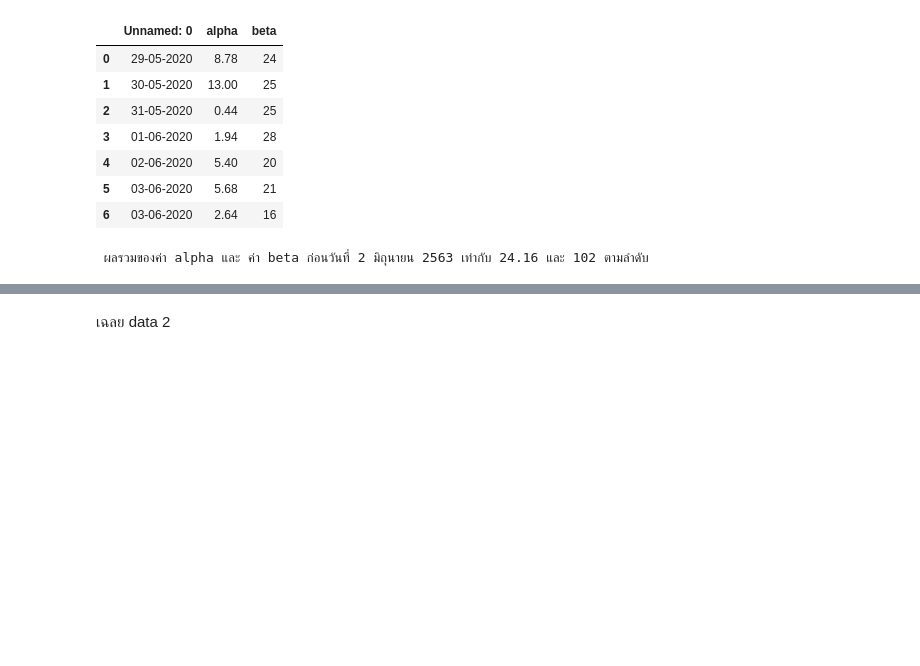
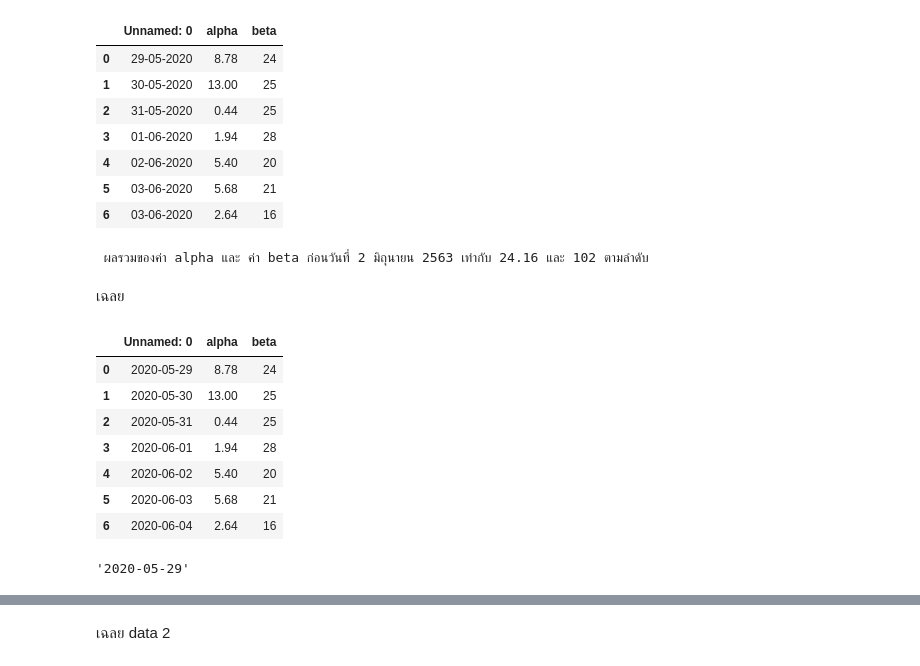
Before and after one commit to waraporn19/data_viz, a Jupyter notebook: Quiz_5.ipynb, the cells around one changed output, grey strips where cells are left out. Drawn from its saved outputs; the diff is of its cells as text; code cells hidden in the pictures; blank space fills up the shorter version.

```diff
--- a/Quiz_5.ipynb
+++ b/Quiz_5.ipynb
@@ -57,3 +57,5 @@ data2 = data1[['alpha','beta']].sum()
 print(f' ผลรวมของค่า alpha และ ค่า beta ก่อนวันที่ 2 มิถุนายน 2563 เท่ากับ 24.16 และ 102 ตามลำดับ')
 # %% [output]
  ผลรวมของค่า alpha และ ค่า beta ก่อนวันที่ 2 มิถุนายน 2563 เท่ากับ 24.16 และ 102 ตามลำดับ
+# %% [markdown]
+เฉลย
@@ -59,0 +64,17 @@ print(f' ผลรวมของค่า alpha และ ค่า beta ก่
+# %%
+data  =  pd.read_csv('/content/example_timestamp.csv')
+# %%
+data
+# %% [output]
+|  | Unnamed: 0 | alpha | beta |
+| 0 | 2020-05-29 | 8.78 | 24 |
+| 1 | 2020-05-30 | 13.00 | 25 |
+| 2 | 2020-05-31 | 0.44 | 25 |
+| 3 | 2020-06-01 | 1.94 | 28 |
+| 4 | 2020-06-02 | 5.40 | 20 |
+| 5 | 2020-06-03 | 5.68 | 21 |
+| 6 | 2020-06-04 | 2.64 | 16 |
+# %%
+data.iloc[0,0]
+# %% [output]
+'2020-05-29'
```
Also changed, not shown: parts of 24 cells of this notebook.
